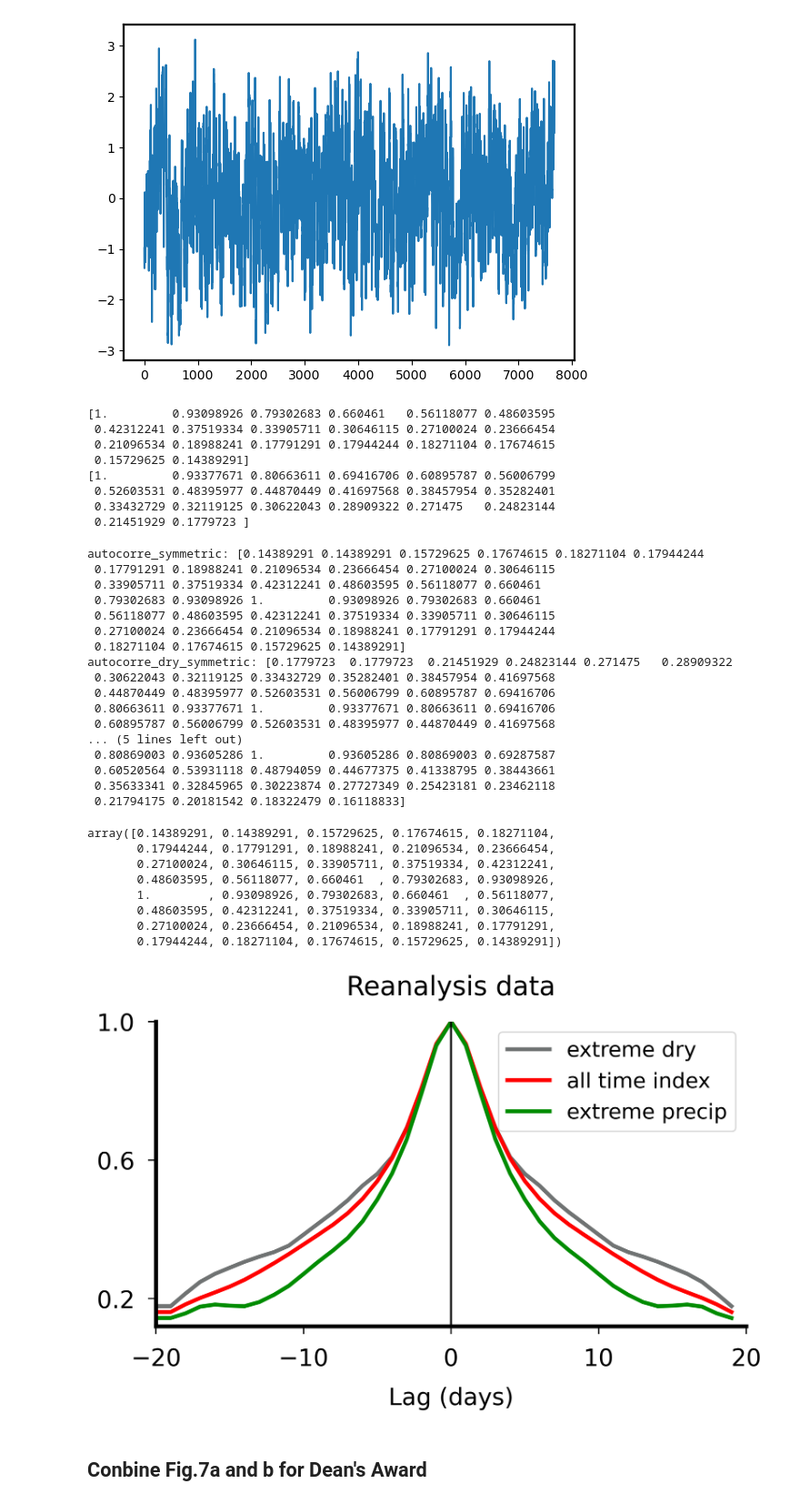
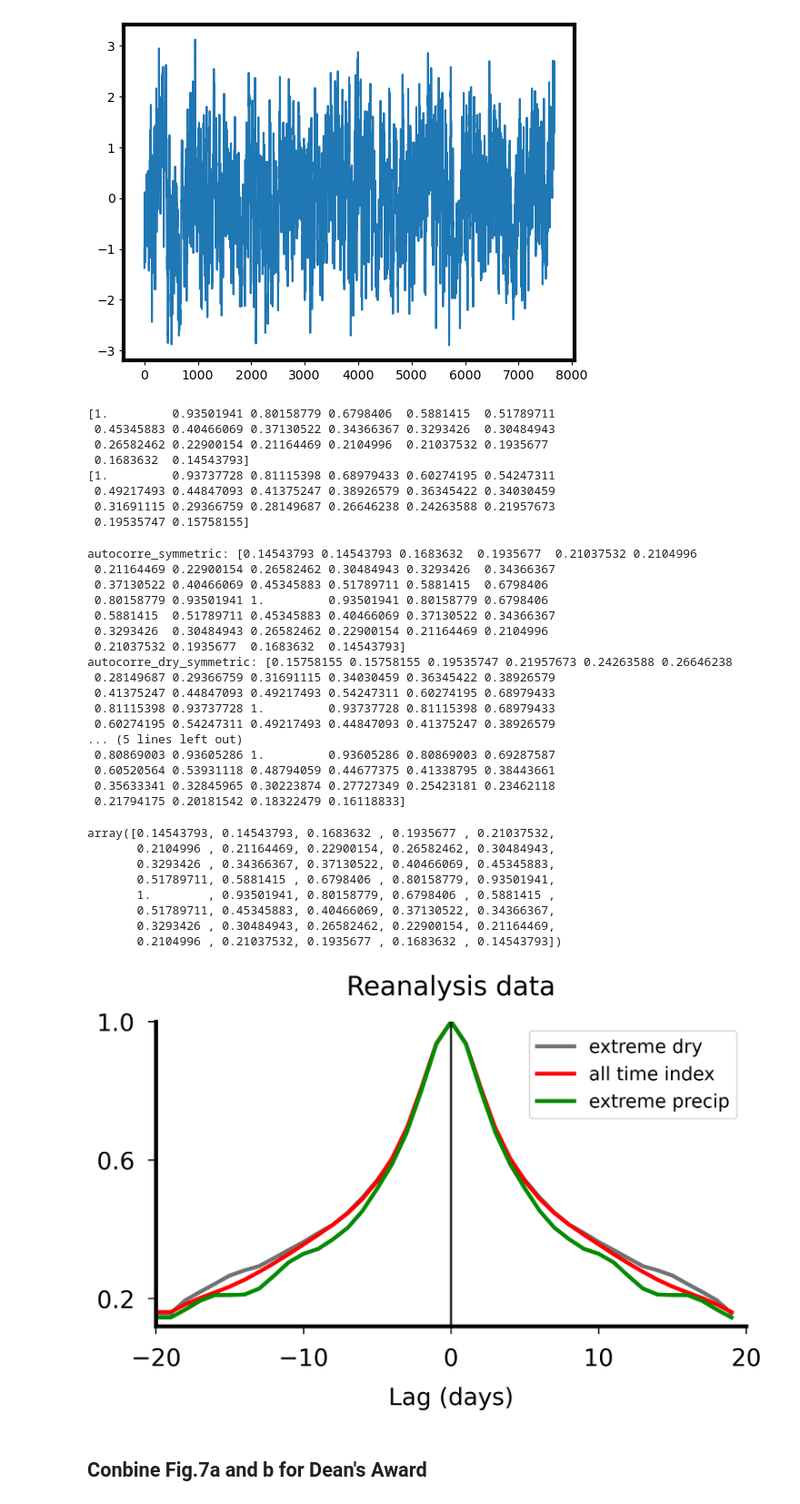
Before and after one commit to PeterChang1023/ERA5_IMERG_for_Moist_Dycore, a Jupyter notebook: Find_u_wind_after_large_precip.ipynb, the cells around one changed output. Shown at 91% size. Drawn from its saved outputs; the diff is of its cells as text; code cells hidden in the pictures.

```diff
--- a/Find_u_wind_after_large_precip.ipynb
+++ b/Find_u_wind_after_large_precip.ipynb
@@ -26,7 +26,7 @@ with nc.Dataset(file_path, "r") as f:
 # %%
 # select tropical latitude
 lat_coarse = np.linspace(-90,90,360)
-lat_tropic = (lat_coarse >= -10) & (lat_coarse <= 10)
+lat_tropic = (lat_coarse >= -5) & (lat_coarse <= 5)
 
 # select the precipitation in tropics and weighted-average
 precip_tropic = precip[:, lat_tropic, :] * np.cos(np.deg2rad(lat_coarse[lat_tropic]))[np.newaxis, :,np.newaxis] **0.5
@@ -317,14 +317,14 @@ for i in range(20):
     aa += 1
 print(autocorre_dry)
 # %% [output]
-[1.         0.93098926 0.79302683 0.660461   0.56118077 0.48603595
- 0.42312241 0.37519334 0.33905711 0.30646115 0.27100024 0.23666454
- 0.21096534 0.18988241 0.17791291 0.17944244 0.18271104 0.17674615
- 0.15729625 0.14389291]
-[1.         0.93377671 0.80663611 0.69416706 0.60895787 0.56006799
- 0.52603531 0.48395977 0.44870449 0.41697568 0.38457954 0.35282401
- 0.33432729 0.32119125 0.30622043 0.28909322 0.271475   0.24823144
- 0.21451929 0.1779723 ]
+[1.         0.93501941 0.80158779 0.6798406  0.5881415  0.51789711
+ 0.45345883 0.40466069 0.37130522 0.34366367 0.3293426  0.30484943
+ 0.26582462 0.22900154 0.21164469 0.2104996  0.21037532 0.1935677
+ 0.1683632  0.14543793]
+[1.         0.93737728 0.81115398 0.68979433 0.60274195 0.54247311
+ 0.49217493 0.44847093 0.41375247 0.38926579 0.36345422 0.34030459
+ 0.31691115 0.29366759 0.28149687 0.26646238 0.24263588 0.21957673
+ 0.19535747 0.15758155]
 # %%
 # 初始化對稱陣列
 autocorre_symmetric = np.zeros(40)
@@ -355,18 +355,18 @@ print("autocorre_symmetric:", autocorre_symmetric)
 print("autocorre_dry_symmetric:", autocorre_dry_symmetric)
 print("auto_all_symmetric:", auto_all_symmetric)
 # %% [output]
-autocorre_symmetric: [0.14389291 0.14389291 0.15729625 0.17674615 0.18271104 0.17944244
- 0.17791291 0.18988241 0.21096534 0.23666454 0.27100024 0.30646115
- 0.33905711 0.37519334 0.42312241 0.48603595 0.56118077 0.660461
- 0.79302683 0.93098926 1.         0.93098926 0.79302683 0.660461
- 0.56118077 0.48603595 0.42312241 0.37519334 0.33905711 0.30646115
- 0.27100024 0.23666454 0.21096534 0.18988241 0.17791291 0.17944244
- 0.18271104 0.17674615 0.15729625 0.14389291]
-autocorre_dry_symmetric: [0.1779723  0.1779723  0.21451929 0.24823144 0.271475   0.28909322
- 0.30622043 0.32119125 0.33432729 0.35282401 0.38457954 0.41697568
- 0.44870449 0.48395977 0.52603531 0.56006799 0.60895787 0.69416706
- 0.80663611 0.93377671 1.         0.93377671 0.80663611 0.69416706
- 0.60895787 0.56006799 0.52603531 0.48395977 0.44870449 0.41697568
+autocorre_symmetric: [0.14543793 0.14543793 0.1683632  0.1935677  0.21037532 0.2104996
+ 0.21164469 0.22900154 0.26582462 0.30484943 0.3293426  0.34366367
+ 0.37130522 0.40466069 0.45345883 0.51789711 0.5881415  0.6798406
+ 0.80158779 0.93501941 1.         0.93501941 0.80158779 0.6798406
+ 0.5881415  0.51789711 0.45345883 0.40466069 0.37130522 0.34366367
+ 0.3293426  0.30484943 0.26582462 0.22900154 0.21164469 0.2104996
+ 0.21037532 0.1935677  0.1683632  0.14543793]
+autocorre_dry_symmetric: [0.15758155 0.15758155 0.19535747 0.21957673 0.24263588 0.26646238
+ 0.28149687 0.29366759 0.31691115 0.34030459 0.36345422 0.38926579
+ 0.41375247 0.44847093 0.49217493 0.54247311 0.60274195 0.68979433
+ 0.81115398 0.93737728 1.         0.93737728 0.81115398 0.68979433
+ 0.60274195 0.54247311 0.49217493 0.44847093 0.41375247 0.38926579
 ... (5 lines left out)
  0.80869003 0.93605286 1.         0.93605286 0.80869003 0.69287587
  0.60520564 0.53931118 0.48794059 0.44677375 0.41338795 0.38443661
@@ -375,14 +375,14 @@ autocorre_dry_symmetric: [0.1779723  0.1779723  0.21451929 0.24823144 0.271475
 # %%
 autocorre_symmetric
 # %% [output]
-array([0.14389291, 0.14389291, 0.15729625, 0.17674615, 0.18271104,
-       0.17944244, 0.17791291, 0.18988241, 0.21096534, 0.23666454,
-       0.27100024, 0.30646115, 0.33905711, 0.37519334, 0.42312241,
-       0.48603595, 0.56118077, 0.660461  , 0.79302683, 0.93098926,
-       1.        , 0.93098926, 0.79302683, 0.660461  , 0.56118077,
-       0.48603595, 0.42312241, 0.37519334, 0.33905711, 0.30646115,
-       0.27100024, 0.23666454, 0.21096534, 0.18988241, 0.17791291,
-       0.17944244, 0.18271104, 0.17674615, 0.15729625, 0.14389291])
+array([0.14543793, 0.14543793, 0.1683632 , 0.1935677 , 0.21037532,
+       0.2104996 , 0.21164469, 0.22900154, 0.26582462, 0.30484943,
+       0.3293426 , 0.34366367, 0.37130522, 0.40466069, 0.45345883,
+       0.51789711, 0.5881415 , 0.6798406 , 0.80158779, 0.93501941,
+       1.        , 0.93501941, 0.80158779, 0.6798406 , 0.5881415 ,
+       0.51789711, 0.45345883, 0.40466069, 0.37130522, 0.34366367,
+       0.3293426 , 0.30484943, 0.26582462, 0.22900154, 0.21164469,
+       0.2104996 , 0.21037532, 0.1935677 , 0.1683632 , 0.14543793])
 # %%
 # Plot the symmetric autocorrelation
 import matplotlib as mpl
@@ -394,35 +394,35 @@ mpl.rcParams['axes.linewidth'] = 3
 ax.plot(lags, autocorre_dry_symmetric, color=colors[0], lw=3, label="extreme dry")
 ax.plot(lags, auto_all_symmetric, color="Red", lw=3, label="all time index")
 ax.plot(lags, autocorre_symmetric, color=colors[-1], lw=3, label="extreme precip")
 
 
 ax.set_title("Reanalysis data", fontsize=20, pad=20)
 ax.set_xlabel("Lag (days)", fontsize=14)
 # ax.set_ylabel("Autocorrelation", fontsize=14)
 ax.spines["right"].set_visible(False)
 ax.spines["top"].set_visible(False)
 ax.tick_params(axis='x', labelsize=50)
 ax.tick_params(axis='y', labelsize=50)
-plt.legend(fontsize=16)
+plt.legend(fontsize=14)
 # plt.grid()
 plt.tight_layout()
 # plt.vlines(x=0, ymin=0.12, ymax=1, color='Black')
 plt.ylim([0.12,1])
 plt.xlim([-20,20])
 
 
 ax.set_xlabel("Lag (days)", fontsize=18, labelpad=12)
 ax.tick_params(axis='x', labelsize=18, pad=10)
 ax.tick_params(axis='y', labelsize=18, pad=10)
 ax.tick_params(direction='out', length=6, width=1)
 ax.set_xticks(np.linspace(-20,20,5))
 ax.set_yticks(np.linspace(0.2,1,3))
 
 ax.vlines(x=0, ymin=-0.1, ymax=1.05, color="black", lw=1.5)
 
 plt.savefig(r"/data92/PeterChang/Paper2/Figure/Reanalysis_autocorrelation.png", dpi=300., bbox_inches='tight')
 # %% [output]
-[figure, old version]
+[figure, new version]
 # %% [markdown]
 ## Conbine Fig.7a and b for Dean's Award
 # %%
```
Also changed, not shown: parts of 6 cells of this notebook, 1 other file.
